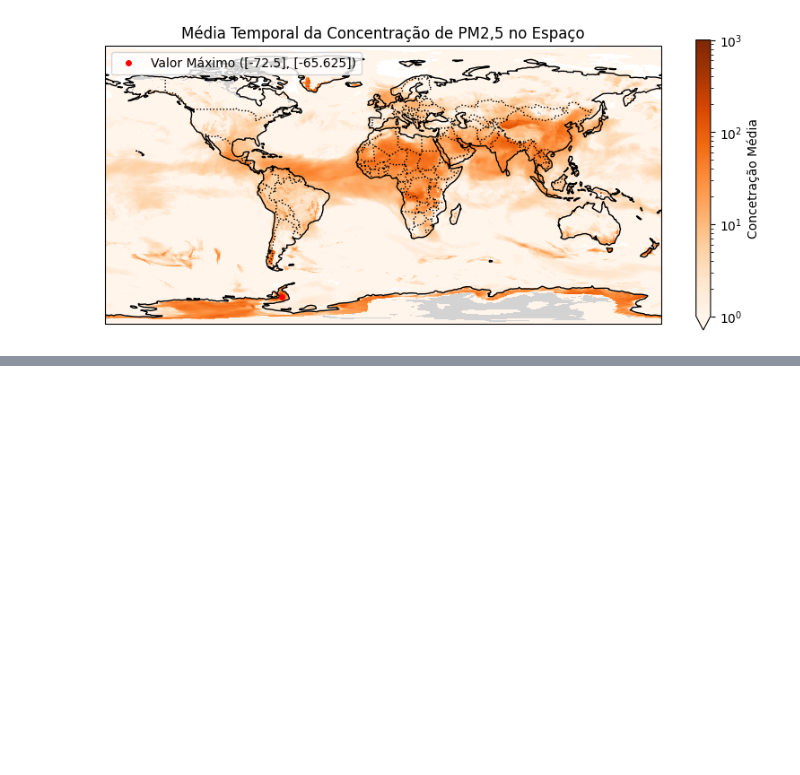
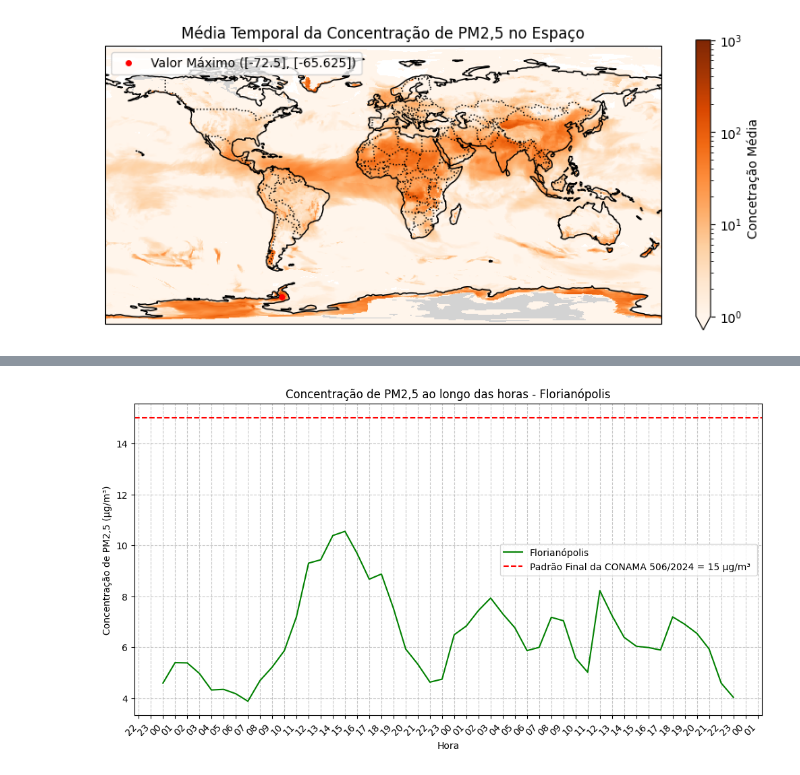
Before and after one commit to Bianca-bonetti/ENS410064, a Jupyter notebook: Atividade04.ipynb, the cells around one changed output, grey strips where cells are left out. Saved outputs shown, nothing was run; the diff lists cells and outputs as text; code cells hidden in the pictures; blank space fills up the shorter version.

```diff
--- a/Atividade04.ipynb
+++ b/Atividade04.ipynb
@@ -272,0 +319,26 @@ xarray.core.dataset.Dataset
+# %%
+import pandas as pd
+import matplotlib.dates as mdates
+
+x_idx = np.abs(clipped.x - (-48.5491)).argmin()  # Índice da longitude mais próxima
+y_idx = np.abs(clipped.y - (-27.5966)).argmin()  # Índice da latitude mais próxima
+
+# Extrair os dados de 'clipped' para essa localização ao longo do tempo
+clipped_floripa = clipped.sel(x=clipped.x[x_idx], y=clipped.y[y_idx])
+time_steps = clipped.time.values
+time = pd.date_range(start='2024-05-05', periods=len(time_steps), freq='H')
+print(time)
+fig, ax = plt.subplots(figsize=(12, 6))
+ax.plot(time, clipped_floripa, color='green', label='Florianópolis')
+plt.axhline(y= 15, color= 'red', linestyle='--', label='Padrão Final da CONAMA 506/2024 = 15 μg/m³ ')
+ax.set_xlabel('Hora')
+ax.set_ylabel('Concentração de PM2,5 (µg/m³)')
+ax.set_title('Concentração de PM2,5 ao longo das horas - Florianópolis')
+ax.legend(loc = 7)
+ax.grid(True, linestyle='--', alpha=0.7)
+ax.xaxis.set_major_formatter(mdates.DateFormatter('%H'))  # Formatar o eixo x para mostrar horas
+ax.xaxis.set_major_locator(mdates.HourLocator(interval=1))  # Ticks a cada 1 hora
+ax.tick_params(axis='x', rotation=45)
+plt.setp(ax.get_xticklabels(), ha='right')
+plt.show()
+# %% [output]
@@ -272,0 +362 @@ xarray.core.dataset.Dataset
+[figure, added]
```
Also changed, not shown: parts of 14 cells of this notebook, 1 other file.
